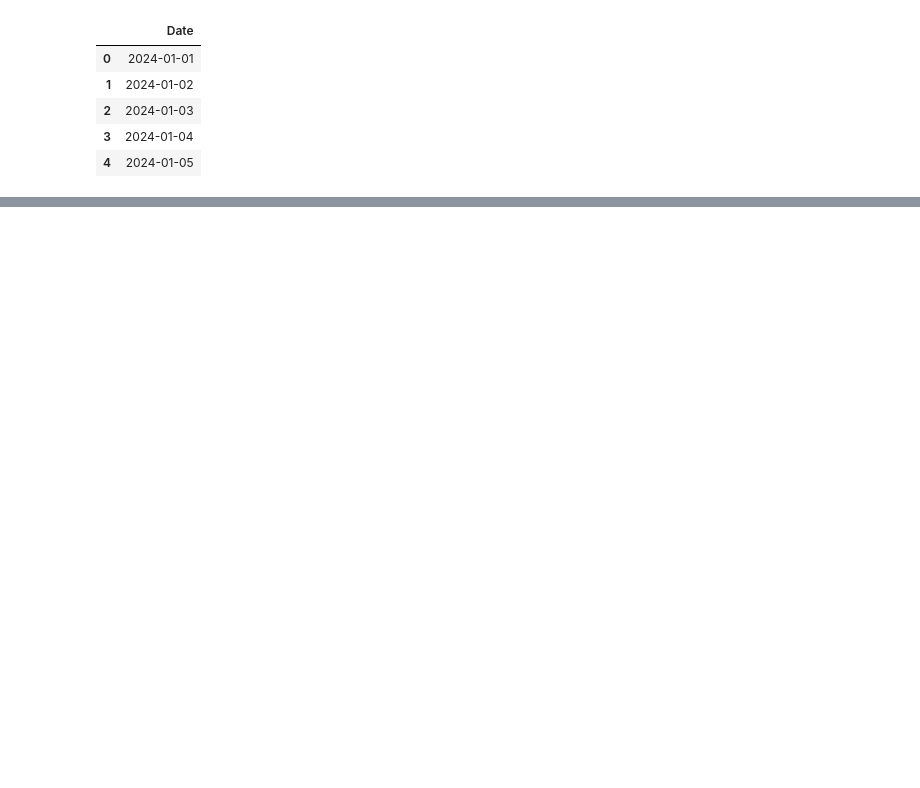
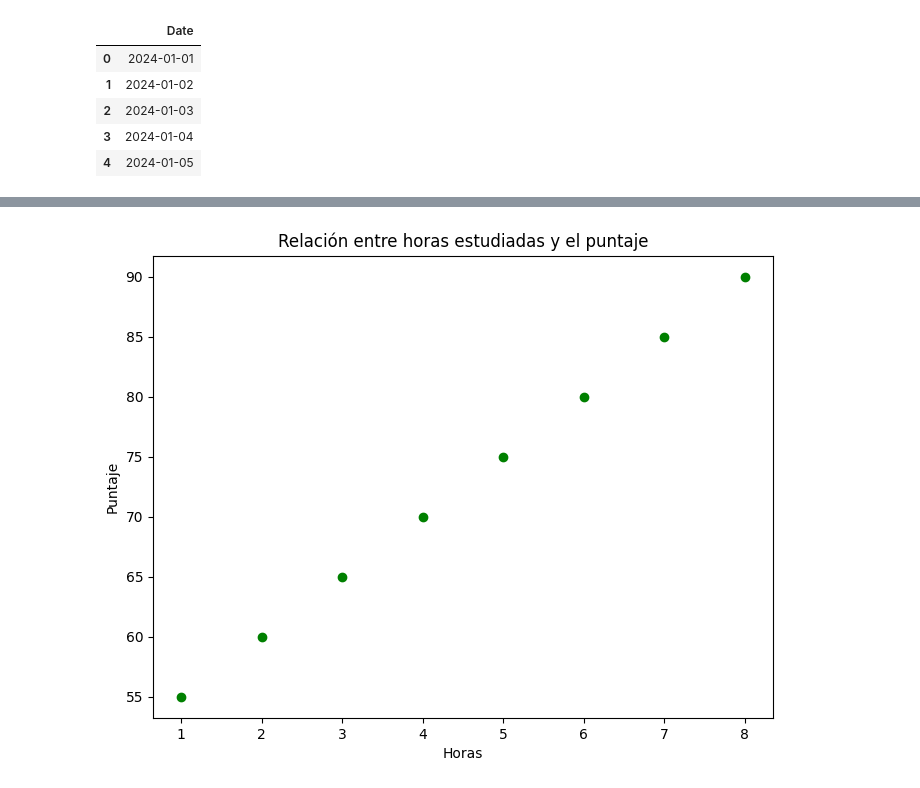
Before and after one commit to juanchocor/Estudio, a Jupyter notebook: Clase_python_ciencia_de_datos.ipynb, the cells around one changed output, grey strips where cells are left out. Drawn from its saved outputs; the diff is of its cells as text; code cells hidden in the pictures; blank space fills up the shorter version.

```diff
--- a/Clase_python_ciencia_de_datos.ipynb
+++ b/Clase_python_ciencia_de_datos.ipynb
@@ -1039,0 +1081,18 @@ df_dates.head()
+# %%
+#Vamos a crear grafico de disperción
+
+#configurar tamaño del grafico
+plt.figure(figsize=(8,6))
+
+hours = np.array([1,2,3,4,5,6,7,8])
+exam = [55,60,65,70,75,80,85,90]
+
+plt.scatter(hours, exam, color='green')
+
+plt.title('Relación entre horas estudiadas y el puntaje')
+plt.xlabel('Horas')
+plt.ylabel('Puntaje')
+
+plt.show()
+# %% [output]
+[figure, added]
```
Also changed, not shown: parts of 23 cells of this notebook.
